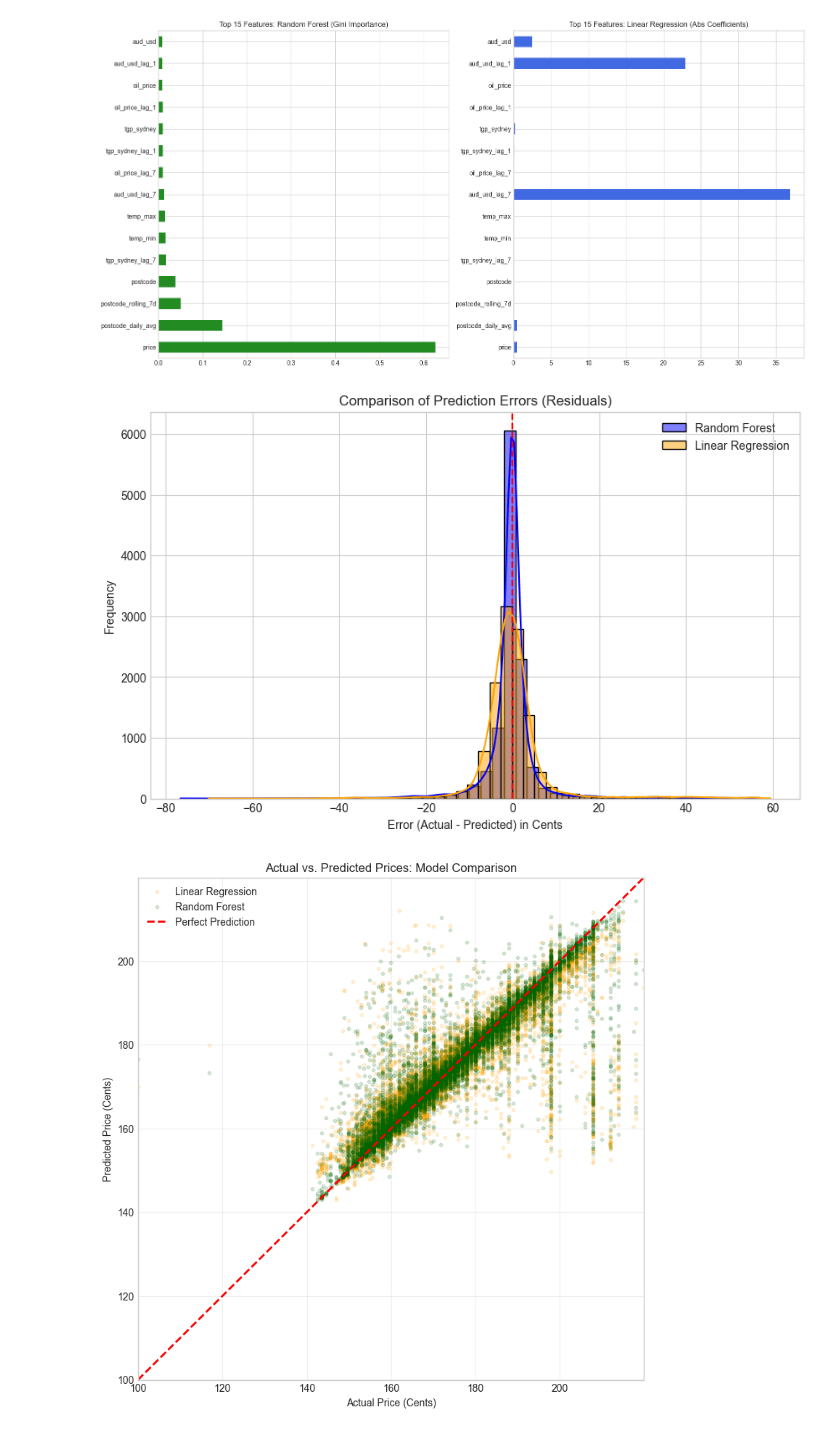
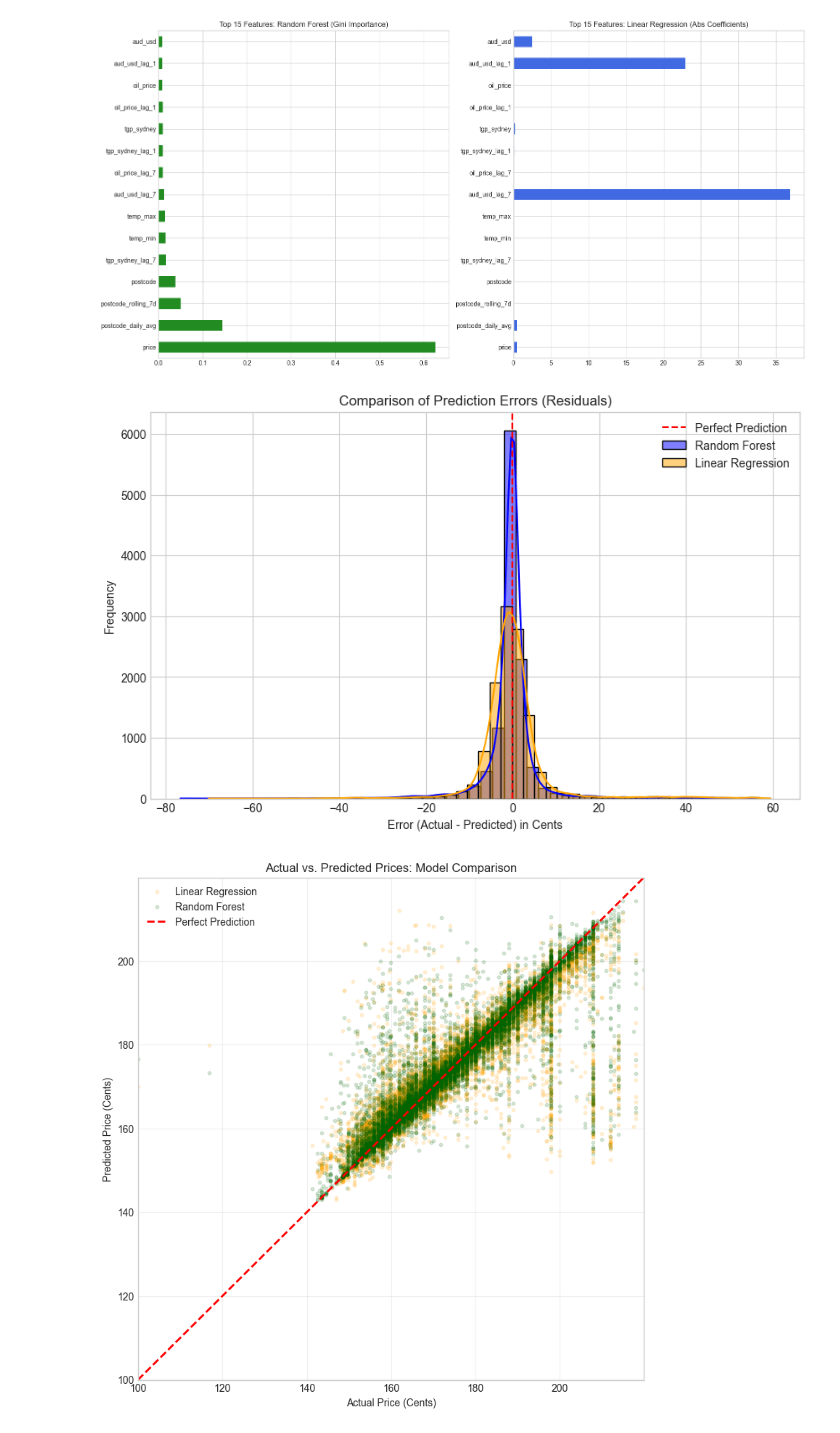
Before and after one commit to tim-fan1/engg2112, a Jupyter notebook: main.ipynb, the cells around one changed output. Saved outputs shown, nothing was run; the diff lists cells and outputs as text; code cells hidden in the pictures.

Commit message:
modify legend of "prediction errors" plot

```diff
--- a/main.ipynb
+++ b/main.ipynb
@@ -344,25 +344,25 @@ plt.show()
 # %%
 # Calculate residuals
 rf_residuals = y_test - rf_predictions
 lr_residuals = y_test - lr_predictions
 
 plt.figure(figsize=(10, 6))
 
 # Plot Random Forest Residuals
 sns.histplot(rf_residuals, kde=True, bins=50, color='blue', label='Random Forest', alpha=0.5)
 
 # Plot Linear Regression Residuals
 sns.histplot(lr_residuals, kde=True, bins=50, color='orange', label='Linear Regression', alpha=0.5)
 
 # Formatting
 plt.title('Comparison of Prediction Errors (Residuals)')
 plt.xlabel('Error (Actual - Predicted) in Cents')
 plt.ylabel('Frequency')
-plt.axvline(0, color='red', linestyle='--')
+plt.axvline(0, color='red', linestyle='--', label='Perfect Prediction')
 plt.legend() # This adds the labels to the plot
 plt.show()
 # %% [output]
-[figure, old version]
+[figure, new version]
 # %%
 plt.figure(figsize=(9, 9))
 
```
